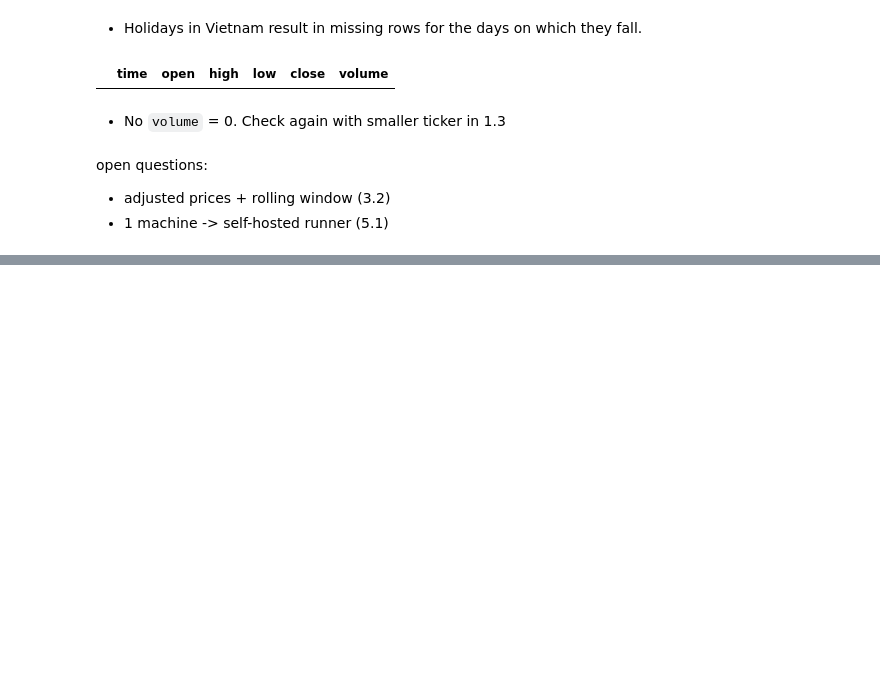
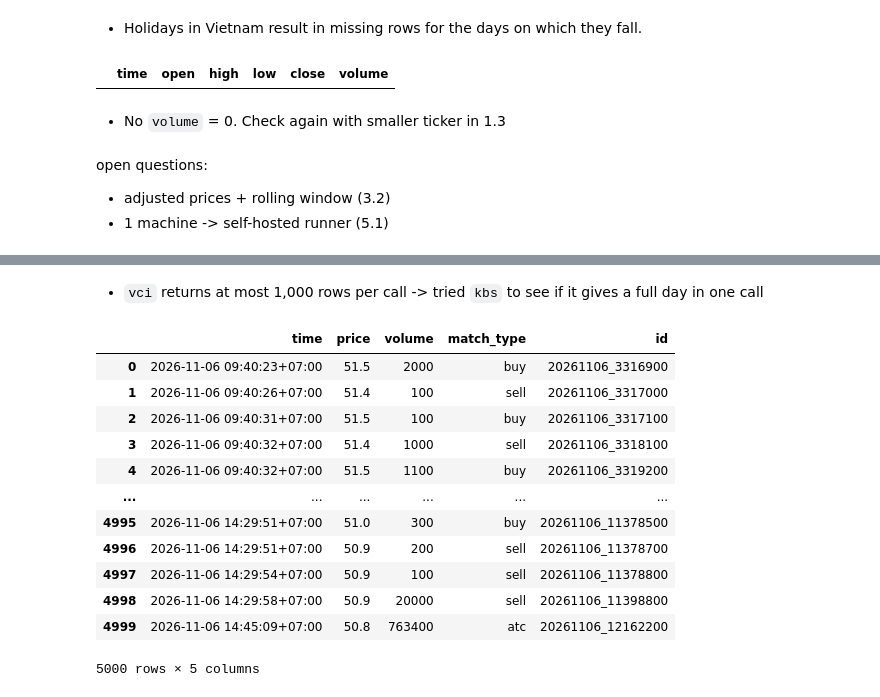
Before and after one commit to DanhHoangLongDuong/Vietnam-stock-market-pipeline, a Jupyter notebook: notebooks/explore.ipynb, the cells around one changed output, grey strips where cells are left out. Drawn from its saved outputs; the diff is of its cells as text; code cells hidden in the pictures; blank space fills up the shorter version.

```diff
--- a/notebooks/explore.ipynb
+++ b/notebooks/explore.ipynb
@@ -198,0 +223,19 @@ open questions:
+# %% [markdown]
+- `vci` returns at most 1,000 rows per call -> tried `kbs` to see if it gives a full day in one call
+# %%
+fpt_intraday_kbs = mkt.equity("FPT").trades(limit=10000, source="kbs")
+fpt_intraday_kbs
+# %% [output]
+|  | time | price | volume | match_type | id |
+| 0 | 2026-11-06 09:40:23+07:00 | 51.5 | 2000 | buy | 20261106_3316900 |
+| 1 | 2026-11-06 09:40:26+07:00 | 51.4 | 100 | sell | 20261106_3317000 |
+| 2 | 2026-11-06 09:40:31+07:00 | 51.5 | 100 | buy | 20261106_3317100 |
+| 3 | 2026-11-06 09:40:32+07:00 | 51.4 | 1000 | sell | 20261106_3318100 |
+| 4 | 2026-11-06 09:40:32+07:00 | 51.5 | 1100 | buy | 20261106_3319200 |
+| ... | ... | ... | ... | ... | ... |
+| 4995 | 2026-11-06 14:29:51+07:00 | 51.0 | 300 | buy | 20261106_11378500 |
+| 4996 | 2026-11-06 14:29:51+07:00 | 50.9 | 200 | sell | 20261106_11378700 |
+| 4997 | 2026-11-06 14:29:54+07:00 | 50.9 | 100 | sell | 20261106_11378800 |
+| 4998 | 2026-11-06 14:29:58+07:00 | 50.9 | 20000 | sell | 20261106_11398800 |
+| 4999 | 2026-11-06 14:45:09+07:00 | 50.8 | 763400 | atc | 20261106_12162200 |
+5000 rows × 5 columns
```
Also changed, not shown: parts of 20 cells of this notebook.
